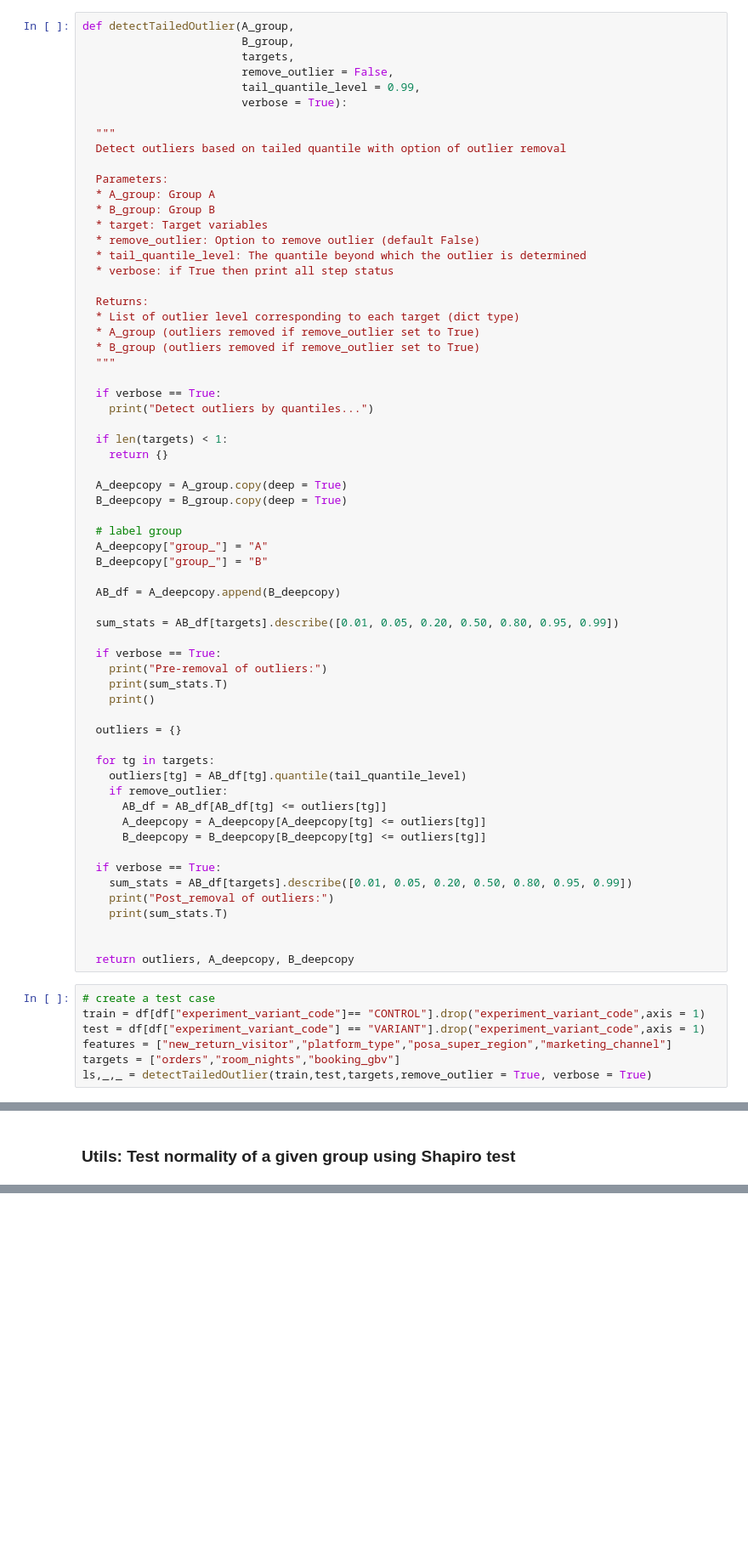
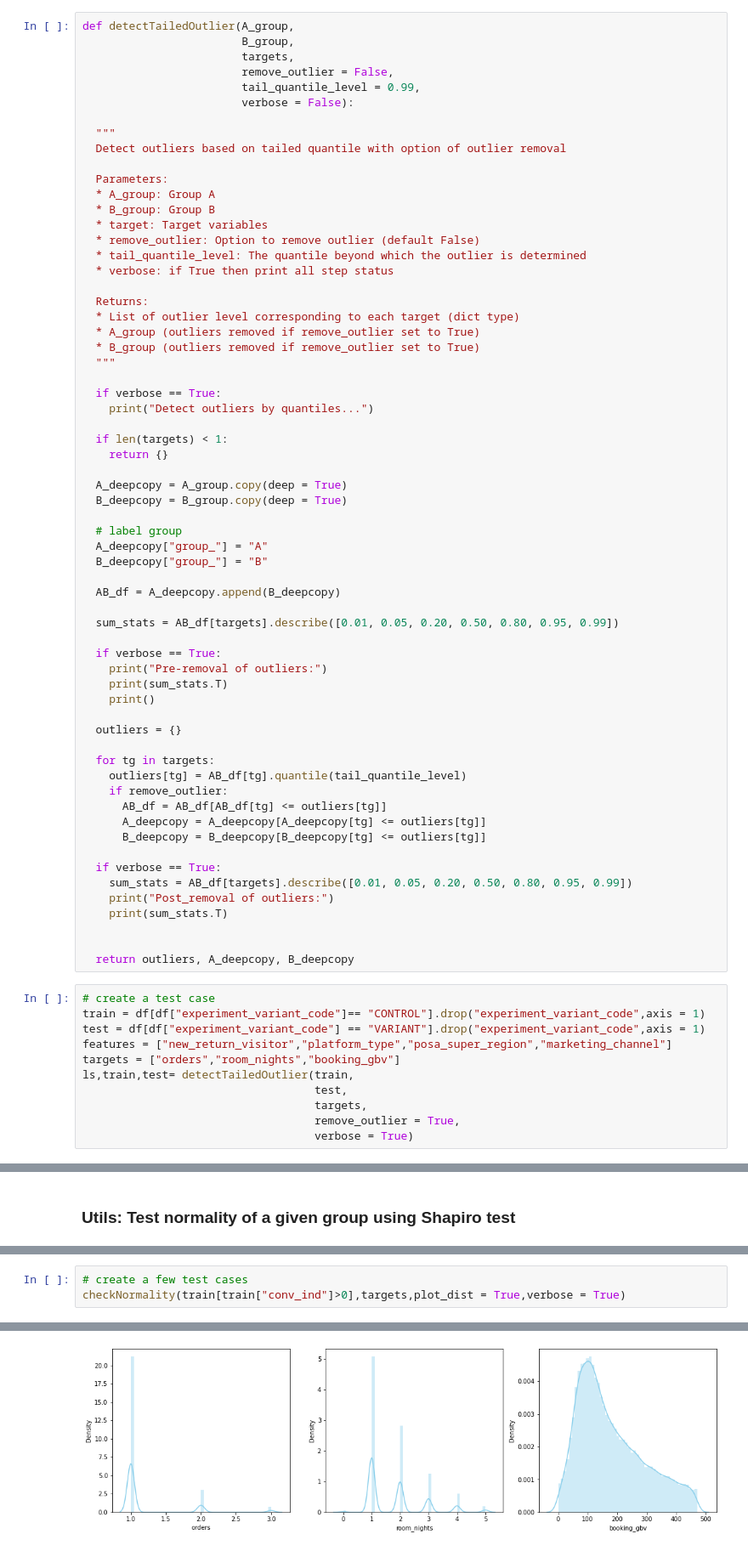
Before and after one commit to anhngv102/ab-test-utils, a Jupyter notebook: ABTestUtils.ipynb, the cells around one changed output, grey strips where cells are left out. Shown at 85% size. Drawn from its saved outputs; the diff is of its cells as text; blank space fills up the shorter version.

Commit message:
Include check normality and fixin g a few bugs

```diff
--- a/ABTestUtils.ipynb
+++ b/ABTestUtils.ipynb
@@ -187,7 +187,7 @@ def detectTailedOutlier(A_group,
                         targets,
                         remove_outlier = False,
                         tail_quantile_level = 0.99,
-                        verbose = True):
+                        verbose = False):
 
   """
   Detect outliers based on tailed quantile with option of outlier removal
@@ -250,7 +250,11 @@ train = df[df["experiment_variant_code"]== "CONTROL"].drop("experiment_variant_c
 test = df[df["experiment_variant_code"] == "VARIANT"].drop("experiment_variant_code",axis = 1)
 features = ["new_return_visitor","platform_type","posa_super_region","marketing_channel"]
 targets = ["orders","room_nights","booking_gbv"]
-ls,_,_ = detectTailedOutlier(train,test,targets,remove_outlier = True, verbose = True)
+ls,train,test= detectTailedOutlier(train,
+                                   test,
+                                   targets,
+                                   remove_outlier = True,
+                                   verbose = True)
 # %% [output]
 Detect outliers by quantiles...
 Pre-removal of outliers:
@@ -295,0 +332,4 @@ Test normality of the group...
+# %%
+# create a few test cases
+checkNormality(train[train["conv_ind"]>0],targets,plot_dist = True,verbose = True)
+# %% [output]
@@ -295,0 +341 @@ Test normality of the group...
+[figure, added]
```
Also changed, not shown: parts of 7 cells of this notebook.
